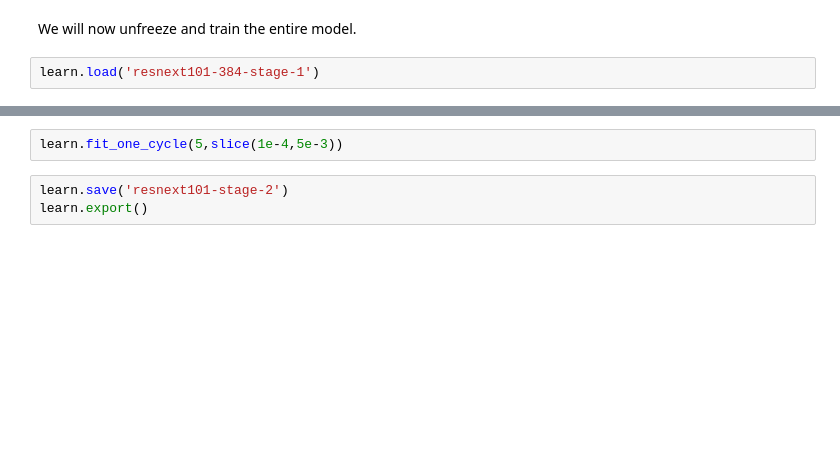
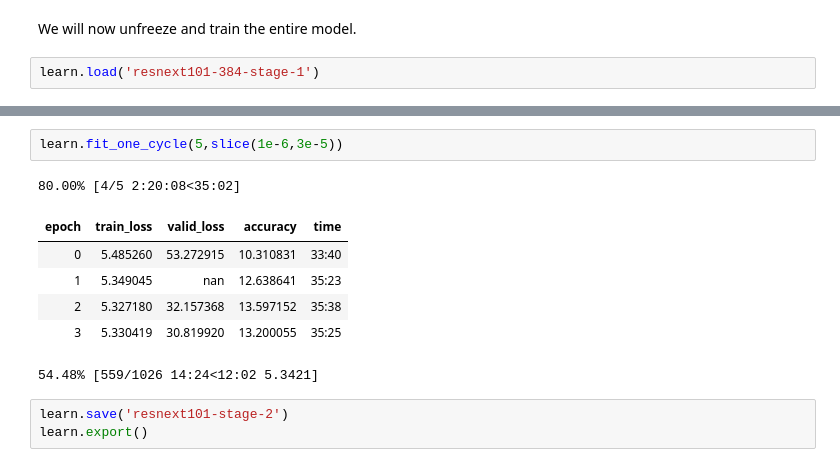
Before and after one commit to chengjiun/kaggle-2019Q3-cellular, a Jupyter notebook: Notebooks/rcic-fastai-resnext101-512-gce.ipynb, the cells around one changed output, grey strips where cells are left out. Cells and saved outputs as stored; diff of their text form; blank space fills up the shorter version.

```diff
--- a/Notebooks/rcic-fastai-resnext101-512-gce.ipynb
+++ b/Notebooks/rcic-fastai-resnext101-512-gce.ipynb
@@ -242,5 +251,13 @@ learn.recorder.plot(suggestion=True)
 # %%
-learn.fit_one_cycle(5,slice(1e-4,5e-3))
+learn.fit_one_cycle(5,slice(1e-6,3e-5))
+# %% [output]
+80.00% [4/5 2:20:08<35:02]
+| epoch | train_loss | valid_loss | accuracy | time |
+| 0 | 5.485260 | 53.272915 | 10.310831 | 33:40 |
+| 1 | 5.349045 | nan | 12.638641 | 35:23 |
+| 2 | 5.327180 | 32.157368 | 13.597152 | 35:38 |
+| 3 | 5.330419 | 30.819920 | 13.200055 | 35:25 |
+54.48% [559/1026 14:24<12:02 5.3421]
 # %%
 learn.save('resnext101-stage-2')
 learn.export()
```
Also changed, not shown: parts of 2 cells of this notebook.
